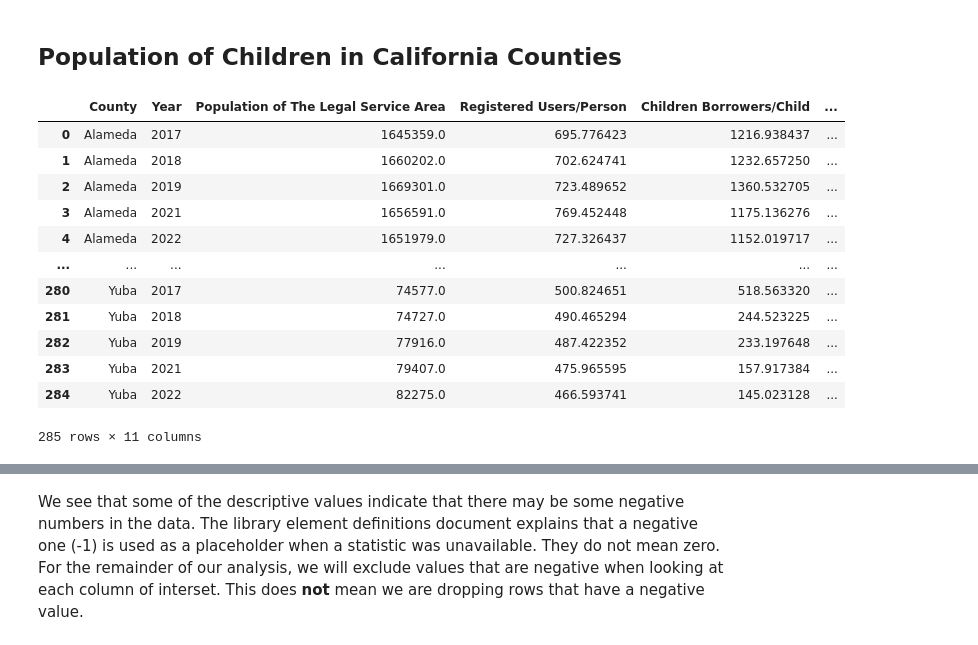
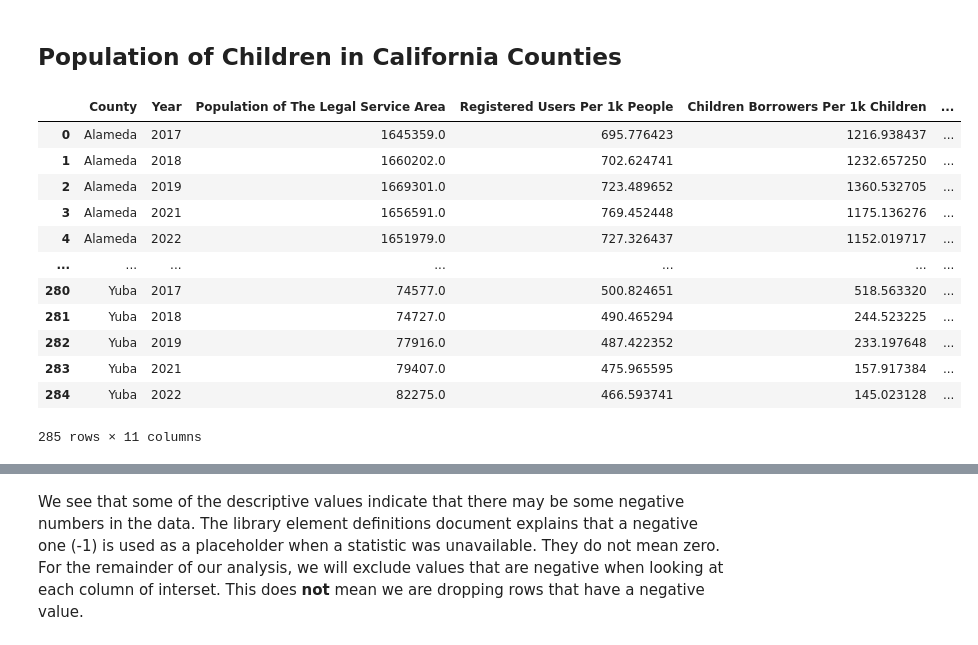
Before and after one commit to KaitlynChou/COGS-108-Project, a Jupyter notebook: EDACheckpoint_Group057_WI24.ipynb, the cells around one changed output, grey strips where cells are left out. Saved outputs shown, nothing was run; the diff lists cells and outputs as text; code cells hidden in the pictures.

```diff
--- a/EDACheckpoint_Group057_WI24.ipynb
+++ b/EDACheckpoint_Group057_WI24.ipynb
@@ -401,19 +409,20 @@ new_libraries['Child Population'] = population
 # %%
 # new dataframe for per person/per child
 libraries_per = new_libraries.copy()
 libraries_per['Registered Users as of June 30'] = libraries_per['Registered Users as of June 30'] / libraries_per['Population of The Legal Service Area'] *1000
 libraries_per['Library Visits'] = libraries_per['Library Visits'] / libraries_per['Population of The Legal Service Area'] *1000
 
+# get values per 1,000 people/children
 libraries_per['Children Borrowers'] = libraries_per['Children Borrowers'] / libraries_per['Child Population'] *1000
 libraries_per['Circulation of Childrens Materials'] = libraries_per['Circulation of Childrens Materials'] / libraries_per['Child Population'] *1000
 libraries_per["# of Children's Programs"] = libraries_per["# of Children's Programs"] / libraries_per['Child Population'] *1000
 libraries_per["Children's Program Attendance"] = libraries_per["Children's Program Attendance"] / libraries_per['Child Population'] *1000
-libraries_per.columns = ['County', 'Year', 'Population of The Legal Service Area', 'Registered Users/Person', 'Children Borrowers/Child',
-                         'Library Visits/Person', 'Total Operating Income', 'Circ. Childrens Materials/Child', "Children's Programs/Child",
-                       "Children's Program Attendance/Child", 'Child Population']
+libraries_per.columns = ['County', 'Year', 'Population of The Legal Service Area', 'Registered Users Per 1k People', 'Children Borrowers Per 1k Children',
+                         'Library Visits Per 1k People', 'Total Operating Income', 'Circ. Childrens Materials Per 1k Children', "Children's Programs per 1k Children",
+                       "Children's Program Attendance Per 1k Children", 'Child Population']
 libraries_per
 # %% [output]
-|  | County | Year | Population of The Legal Service Area | Registered Users/Person | Children Borrowers/Child | ... |
+|  | County | Year | Population of The Legal Service Area | Registered Users Per 1k People | Children Borrowers Per 1k Children | ... |
 | 0 | Alameda | 2017 | 1645359.0 | 695.776423 | 1216.938437 | ... |
 | 1 | Alameda | 2018 | 1660202.0 | 702.624741 | 1232.657250 | ... |
 | 2 | Alameda | 2019 | 1669301.0 | 723.489652 | 1360.532705 | ... |
```
Also changed, not shown: parts of 9 cells of this notebook, 1 other file.
